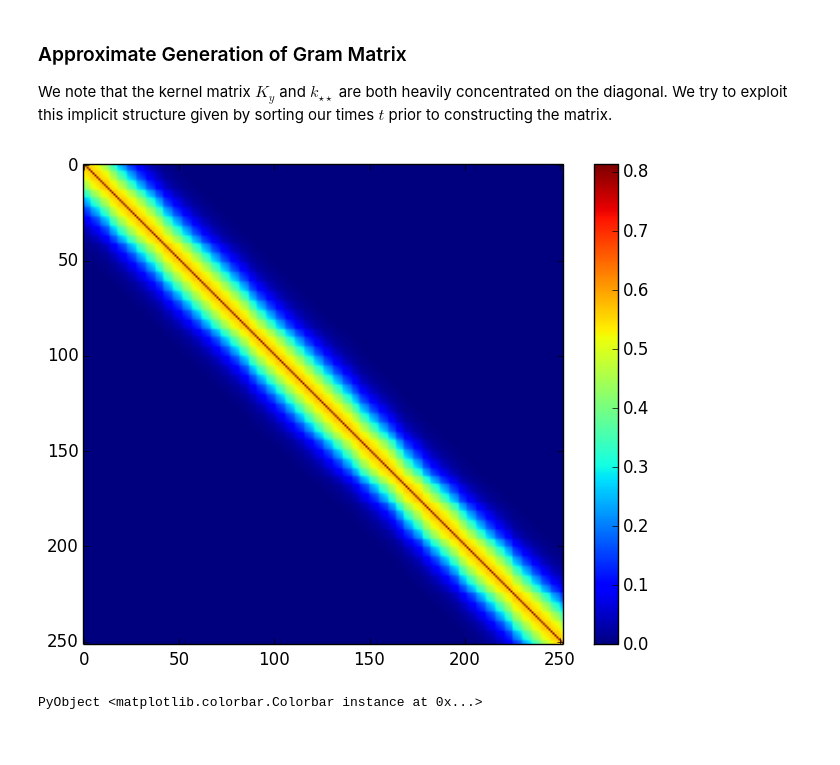
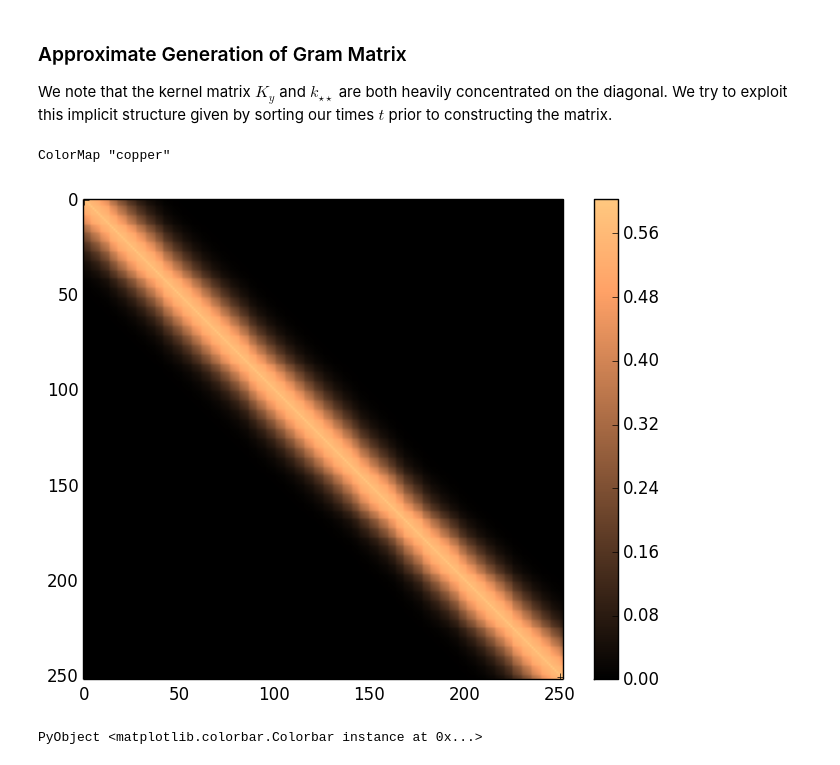
Before and after one commit to cdipaolo/inflection, a Jupyter notebook: notebooks/1.0-gp-regression.ipynb, the cells around one changed output. Saved outputs shown, nothing was run; the diff lists cells and outputs as text; code cells hidden in the pictures.

```diff
--- a/notebooks/1.0-gp-regression.ipynb
+++ b/notebooks/1.0-gp-regression.ipynb
@@ -5,21 +5,22 @@ abstract Kernel
 
 # squared exponential kernel
 type SEKernel <: Kernel
-    l2::Float64 # (length-scale)^2
-    σ2::Float64 # function (std-dev)^2
-    SEKernel(l::Float64,σ::Float64) = new(l^2,σ^2)
+    params::AbstractArray # log(σ_f^2), log(l^2), log(σ_y^2)
+    SEKernel(l::Float64,σ::Float64,σy::Float64) = new([log(σ^2); log(l^2); log(σy^2)])
+    SEKernel(params::AbstractArray) = new(params)
 end
 
 # kernel defintion for SE kernel
 function kern(se::SEKernel, x::AbstractArray,x_::AbstractArray)
     diff = x - x_
-    return se.σ2 * exp(-diff'*diff/(2se.l2))[1]
+    k = exp(se.params[1]) * exp(-diff'*diff/(2*exp(se.params[2])))[1]
+    return k
 end
 
 # dk/dx (not x_)
 function d_kern(se::SEKernel, x::AbstractArray,x_::AbstractArray)
     δ = x - x_
-    result =  -se.σ2 * δ * exp(-δ'*δ/(2se.l2)) / se.l2
+    result =  -exp(se.params[1]) * δ * exp(-δ'*δ/(2exp(se.params[2]))) / exp(se.params[2])
     return result[1]
 end
 
@@ -27,7 +28,7 @@ end
 function d2_kern(se::SEKernel, x::AbstractArray,x_::AbstractArray)
     δ = x - x_
     outer_product = δ*δ'
-    result =  -(eye(outer_product) - outer_product/se.l2)*se.σ2 * exp(-δ'*δ/(2se.l2))/se.l2
+    result =  -(eye(outer_product) - outer_product/exp(se.params[2]))* exp(se.params[1]) * exp(-δ'*δ/(2exp(se.params[2])))/exp(se.params[2])
     return result[1]
 end
 
@@ -36,7 +37,7 @@ end
 # 1x1 arrays here so we don't have to return a tensor!
 function d3_kern(se::SEKernel, x::AbstractArray,x_::AbstractArray)
     δ = x - x_
-    return (se.σ2 * (3δ - δ^3/se.l2) * exp(-δ'*δ/(2se.l2))[1] / se.l2^2)[1]
+    return (exp(se.params[1]) * (3δ - δ^3/exp(se.params[2])) * exp(-δ'*δ/(2exp(se.params[2])))[1] / exp(se.params[2])^2)[1]
 end
 
 # create convariance matrix K
@@ -47,6 +48,9 @@ function K(kernel::Kernel, X::AbstractArray,X_::AbstractArray)
         for j=1:size(K_)[2]
             @inbounds K_[i,j] = kern(kernel, X[i,:], X_[j,:])
         end
+    end
+    if size(K_)[1] == size(K_)[2] && typeof(kernel) == SEKernel
+        K_ += exp(kernel.params[3])*eye(K_)
     end
     return K_
 end
@@ -322,12 +301,11 @@ println("--  between May 5, 2015 and May 4, 2016")
 
 σ = 0.75
 l = 0.2
-se = SEKernel(l,σ)
-σ_y = 0.5
+σ_y = 0.2
+se = SEKernel(l,σ,σ_y)
 
 println("==> Construct Kernels")
 K_ = K(se, t, t)
-K_ = K_ + σ_y^2*eye(K_)
 
 k_ = K(se, t, t_)
 dk_ = d_K(se,t,t_)
@@ -525,9 +507,13 @@ xlim(minimum(t), maximum(t))
 ### Approximate Generation of Gram Matrix
 
 We note that the kernel matrix $K_y$ and $k_{\star\star}$ are both heavily concentrated on the diagonal. We try to exploit this implicit structure given by sorting our times $t$ prior to constructing the matrix.
+# %%
+plt[:cm][:copper]
+# %% [output]
+ColorMap "copper"
 # %%
-imshow(K_)
+imshow(K_, cmap=plt[:cm][:copper])
 colorbar()
 # %% [output]
-[figure, old version]
+[figure, new version]
 PyObject <matplotlib.colorbar.Colorbar instance at 0x...>
```
Also changed, not shown: parts of 15 cells of this notebook.
